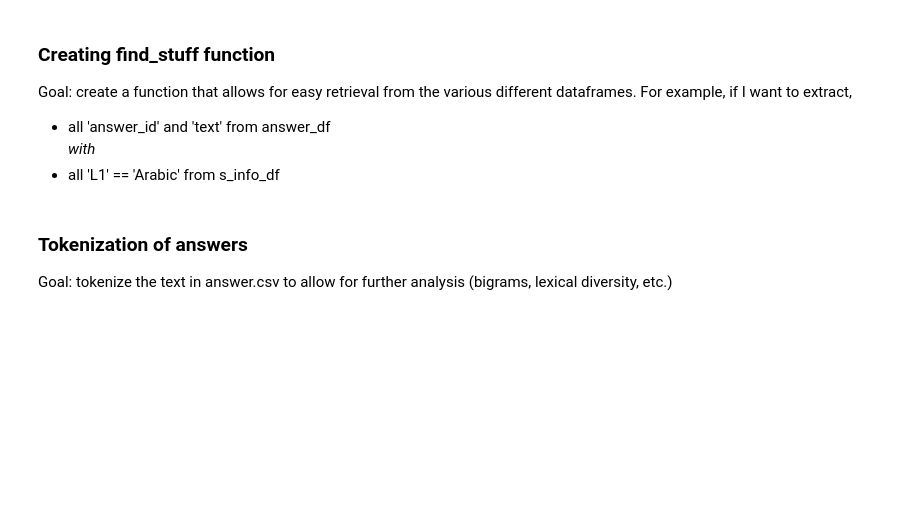
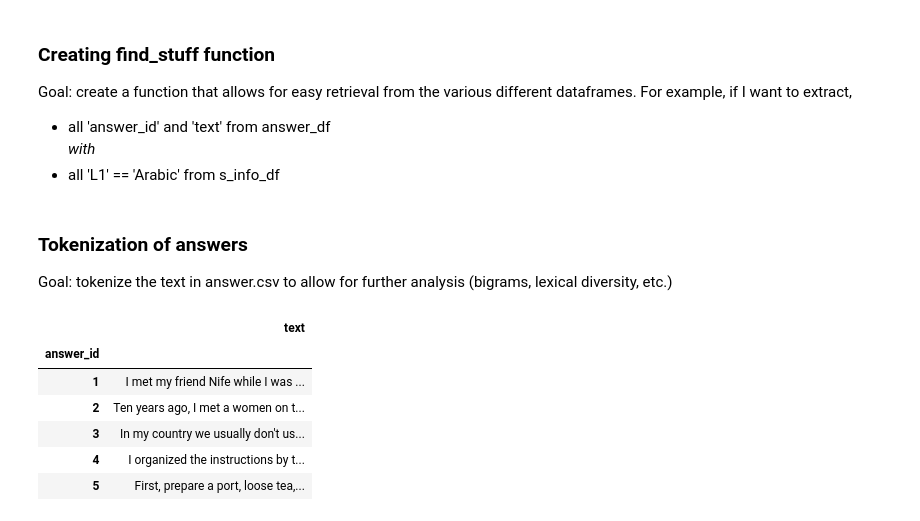
Before and after one commit to Data-Science-for-Linguists/Bigram-analysis-of-writing-from-the-ELI, a Jupyter notebook: project_code2.ipynb, the cells around one changed output. Cells and saved outputs as stored; diff of their text form; code cells hidden in the pictures; blank space fills up the shorter version.

```diff
--- a/project_code2.ipynb
+++ b/project_code2.ipynb
@@ -304,3 +304,15 @@ _with_
 ### Tokenization of answers ###
 
 Goal: tokenize the text in answer.csv to allow for further analysis (bigrams, lexical diversity, etc.)
+# %%
+#find column to tokenize
+
+answer_df[['text']].head()
+# %% [output]
+|  | text |
+| answer_id |  |
+| 1 | I met my friend Nife while I was ... |
+| 2 | Ten years ago, I met a women on t... |
+| 3 | In my country we usually don't us... |
+| 4 | I organized the instructions by t... |
+| 5 | First, prepare a port, loose tea,... |
```
Also changed, not shown: parts of 2 cells of this notebook, 1 other file.
